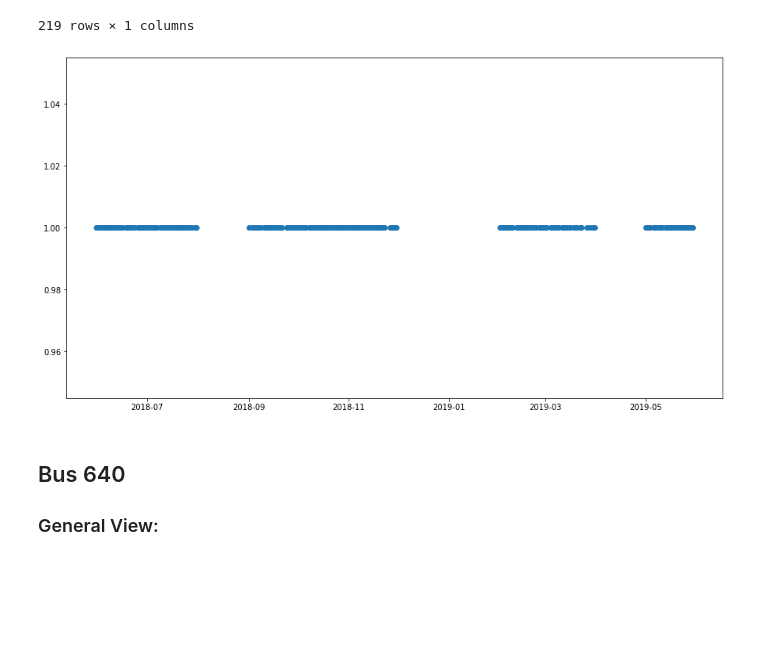
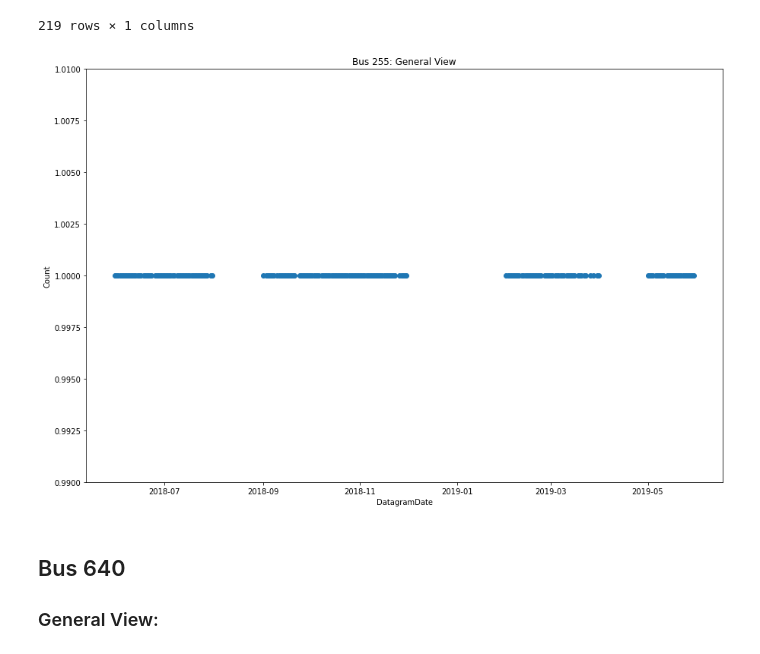
Before and after one commit to manuelq12/PDG-AVIOM-BUS_DIGITAL_TWIN, a Jupyter notebook: Analisis_Exploratorio/Python/AnalisisExploratorio.ipynb, the cells around one changed output. Saved outputs shown, nothing was run; the diff lists cells and outputs as text; code cells hidden in the pictures; blank space fills up the shorter version.

```diff
--- a/Analisis_Exploratorio/Python/AnalisisExploratorio.ipynb
+++ b/Analisis_Exploratorio/Python/AnalisisExploratorio.ipynb
@@ -277,9 +281,13 @@ dfBus1_1
 # %%
 size = dfBus1_1.size
 y2 = [(x/x) for x in range (1,size+1)]
 x2 = dfBus1_1['DatagramDate']
 fig,ax2 = plt.subplots()
 ax2.scatter(x2,y2)
+ax2.set_xlabel("DatagramDate")
+ax2.set_ylabel("Count")
+ax2.set_title("Bus 255: General View")
+plt.ylim(0.99,1.01)
 plt.show()
 # %% [output]
-[figure, old version]
+[figure, new version]
```
Also changed, not shown: parts of 12 cells of this notebook.
